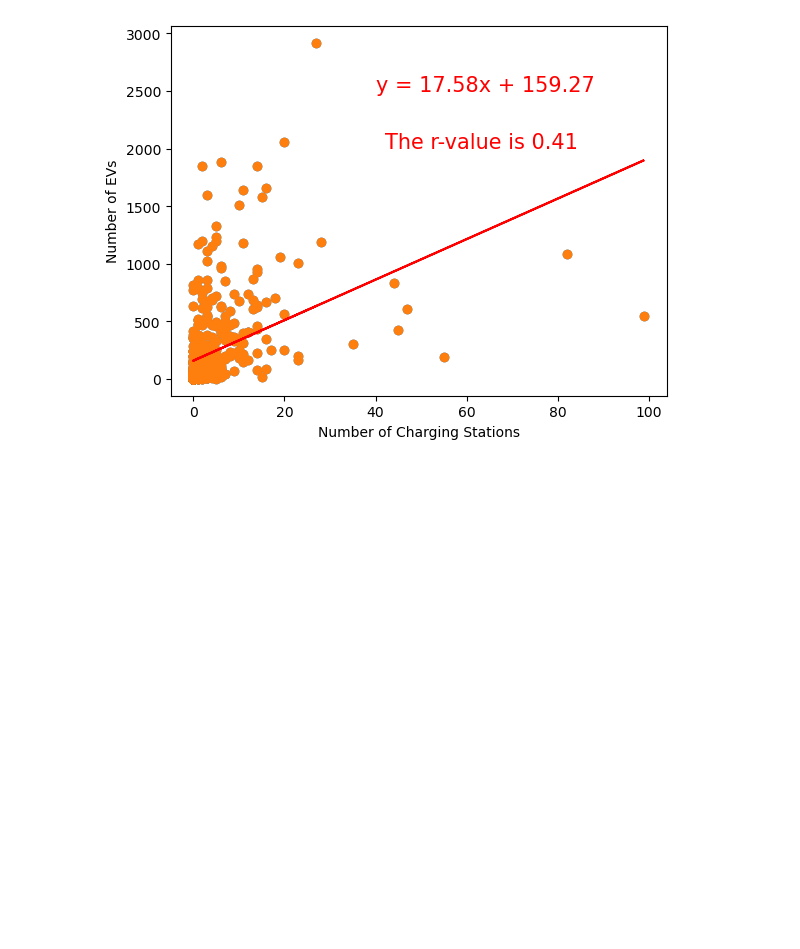
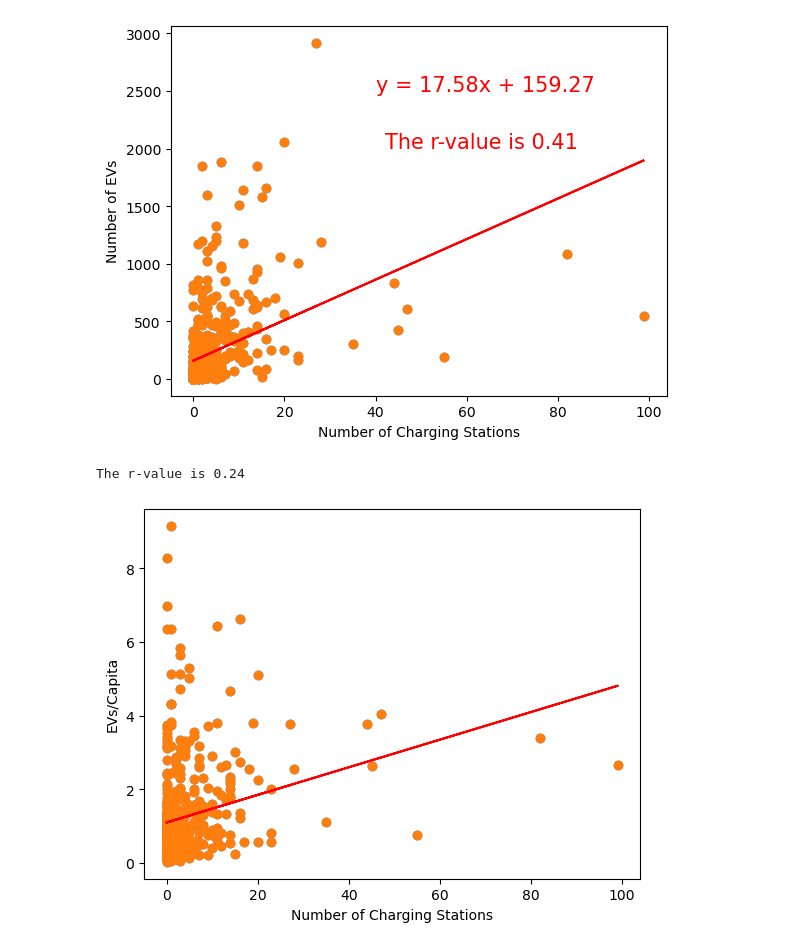
Before and after one commit to caelwillis/group-4-proj-1, a Jupyter notebook: per_capita_visualisations.ipynb, the cells around one changed output. Saved outputs shown, nothing was run; the diff lists cells and outputs as text; code cells hidden in the pictures; blank space fills up the shorter version.

```diff
--- a/per_capita_visualisations.ipynb
+++ b/per_capita_visualisations.ipynb
@@ -207,3 +311,26 @@ print(f'The r-value is {rvalue}')
 # %% [output]
 The r-value is 0.41
 [figure]
+# %%
+#Scatterplot - Total Charging Stations vs EVs per Capita
+plt.scatter(merged_income_df_filtered['Number of Charging Stations'],
+            merged_income_df_filtered['Population Percent'])
+
+x_values = merged_income_df_filtered['Number of Charging Stations']
+y_values = merged_income_df_filtered['Population Percent']
+slope = linregress(x_values, y_values)
+(slope, intercept, rvalue, pvalue, stderr) = linregress(x_values, y_values)
+regress_values = x_values * slope + intercept
+line_eq = 'y = ' + str(round(slope,2)) + 'x + ' + str(round(intercept,2))
+rvalue = str(round(rvalue, 2))
+
+plt.scatter(x_values, y_values)
+plt.plot(x_values, regress_values, '-r')
+plt.annotate(line_eq,(2,15), fontsize=15, color='red')
+plt.annotate(f'The r-value is {rvalue}',(1.9,13), fontsize=15, color='red')
+plt.xlabel('Number of Charging Stations')
+plt.ylabel('EVs/Capita')
+print(f'The r-value is {rvalue}')
+# %% [output]
+The r-value is 0.24
+[figure, added]
```
Also changed, not shown: parts of 11 cells of this notebook.
